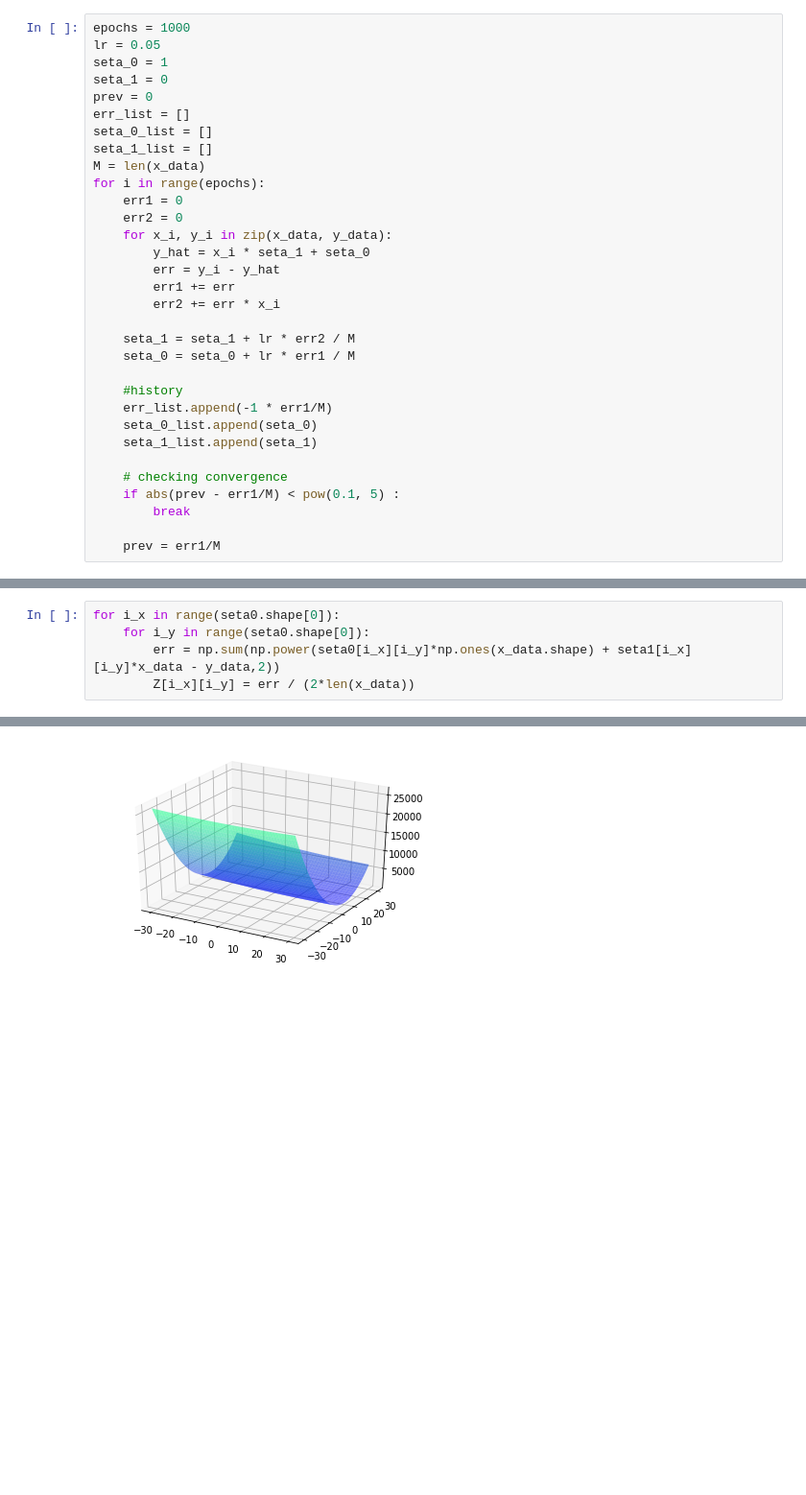
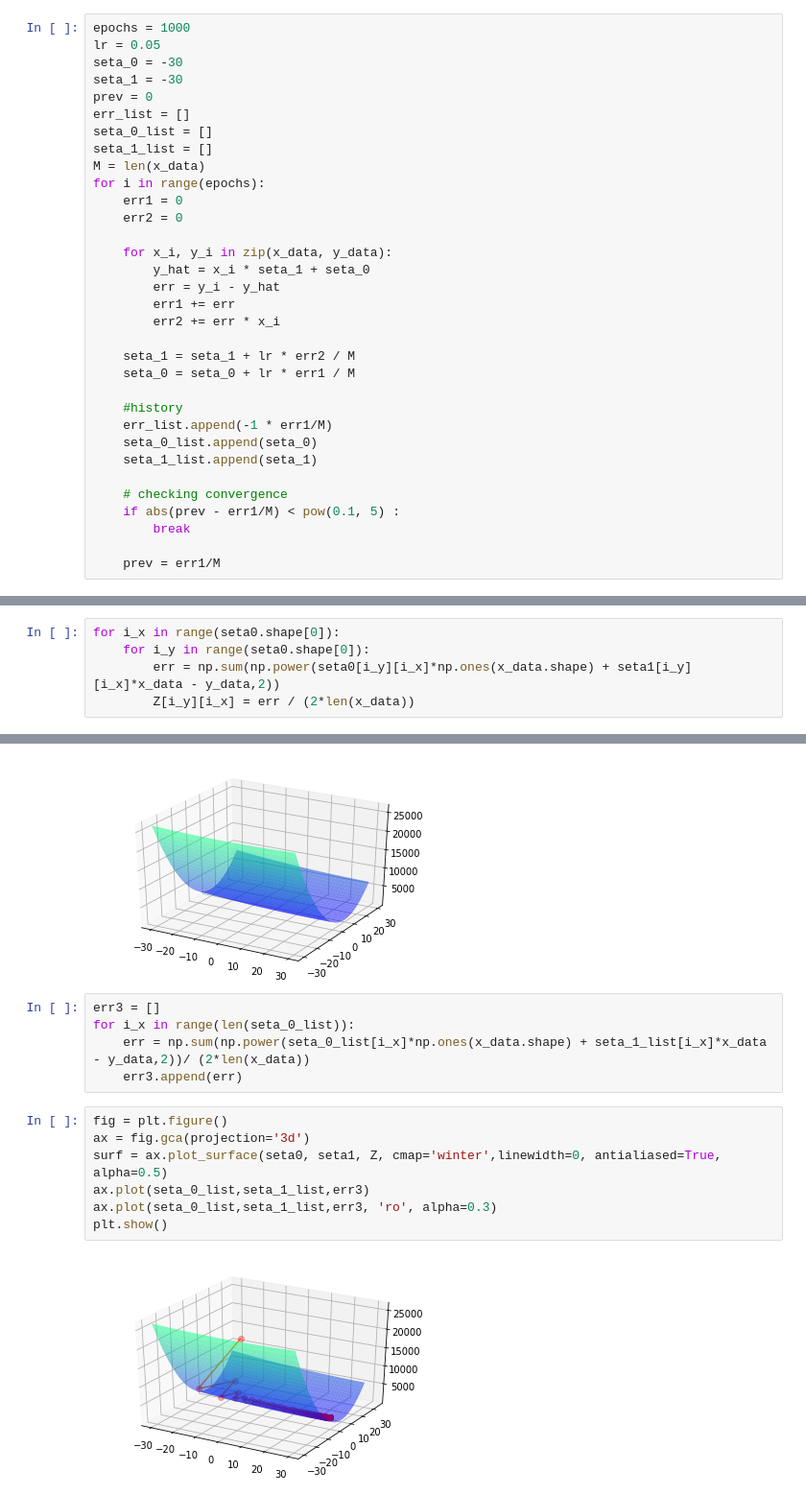
Before and after one commit to YoungsooNa/ML, a Jupyter notebook: Assignment_03/Assignment03.ipynb, the cells around one changed output, grey strips where cells are left out. Shown at 96% size. Saved outputs shown, nothing was run; the diff lists cells and outputs as text; blank space fills up the shorter version.

Commit message:
Plotting the optimization path

```diff
--- a/Assignment_03/Assignment03.ipynb
+++ b/Assignment_03/Assignment03.ipynb
@@ -18,8 +18,8 @@ plt.show()
 # %%
 epochs = 1000
 lr = 0.05
-seta_0 = 1
-seta_1 = 0
+seta_0 = -30
+seta_1 = -30
 prev = 0
 err_list = []
 seta_0_list = []
@@ -28,6 +28,7 @@ M = len(x_data)
 for i in range(epochs):
     err1 = 0
     err2 = 0
+
     for x_i, y_i in zip(x_data, y_data):
         y_hat = x_i * seta_1 + seta_0
         err = y_i - y_hat
@@ -78,8 +79,8 @@ Z = np.zeros(seta0.shape)
 # %%
 for i_x in range(seta0.shape[0]):
     for i_y in range(seta0.shape[0]):
-        err = np.sum(np.power(seta0[i_x][i_y]*np.ones(x_data.shape) + seta1[i_x][i_y]*x_data - y_data,2))
-        Z[i_x][i_y] = err / (2*len(x_data))
+        err = np.sum(np.power(seta0[i_y][i_x]*np.ones(x_data.shape) + seta1[i_y][i_x]*x_data - y_data,2))
+        Z[i_y][i_x] = err / (2*len(x_data))
 # %%
 fig = plt.figure()
 ax = fig.gca(projection='3d')
@@ -87,3 +88,17 @@ surf = ax.plot_surface(seta0, seta1, Z, cmap='winter',linewidth=0, antialiased=T
 plt.show()
 # %% [output]
 [figure]
+# %%
+err3 = []
+for i_x in range(len(seta_0_list)):
+    err = np.sum(np.power(seta_0_list[i_x]*np.ones(x_data.shape) + seta_1_list[i_x]*x_data - y_data,2))/ (2*len(x_data))
+    err3.append(err)
+# %%
+fig = plt.figure()
+ax = fig.gca(projection='3d')
+surf = ax.plot_surface(seta0, seta1, Z, cmap='winter',linewidth=0, antialiased=True, alpha=0.5)
+ax.plot(seta_0_list,seta_1_list,err3)
+ax.plot(seta_0_list,seta_1_list,err3, 'ro', alpha=0.3)
+plt.show()
+# %% [output]
+[figure, added]
```
Also changed, not shown: parts of 2 cells of this notebook.
